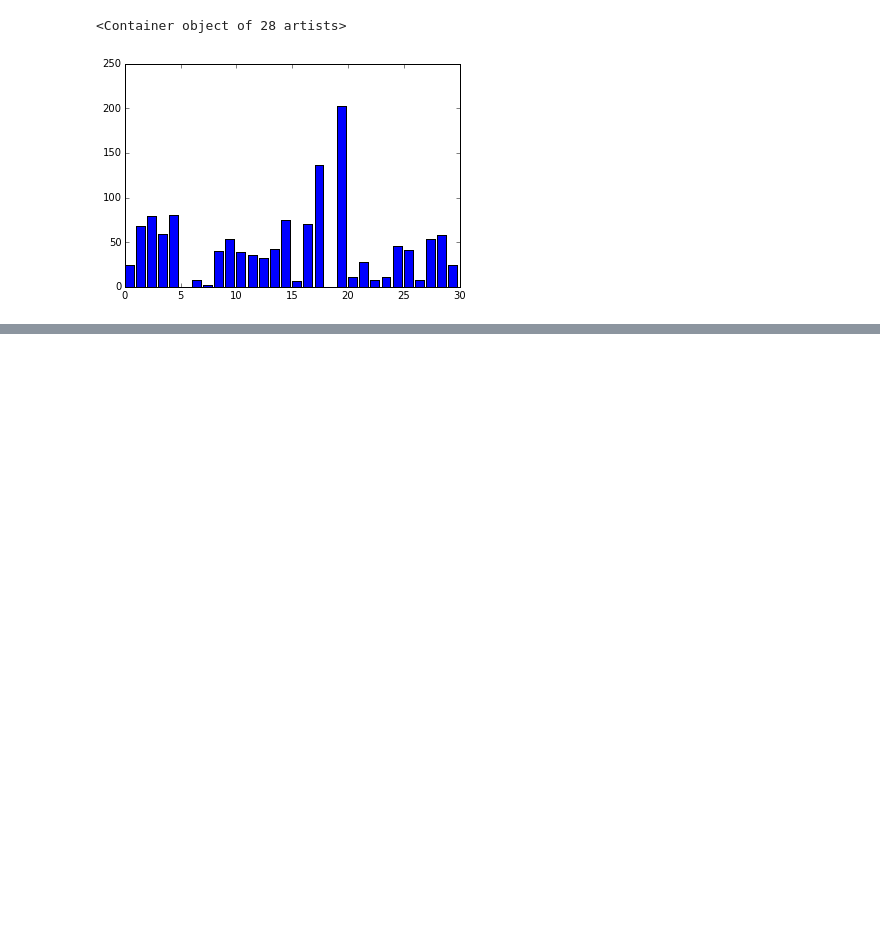
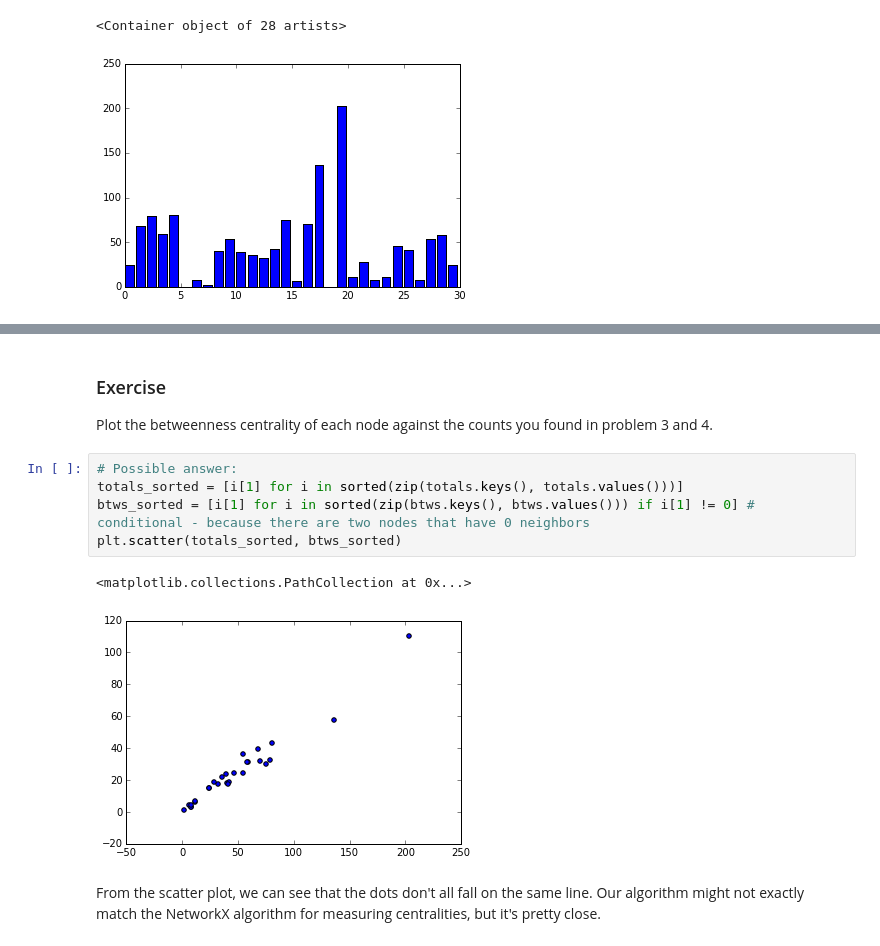
Before and after one commit to ericmjl/Network-Analysis-Made-Simple, a Jupyter notebook: 3. Hubs and Paths.ipynb, the cells around one changed output, grey strips where cells are left out. Drawn from its saved outputs; the diff is of its cells as text; blank space fills up the shorter version.

Commit message:
Updates to Hubs and Paths.

```diff
--- a/3. Hubs and Paths.ipynb
+++ b/3. Hubs and Paths.ipynb
@@ -363,0 +375,14 @@ It looks like individual 19 is an important person of some sorts - if a message
+# %% [markdown]
+### Exercise
+
+Plot the betweenness centrality of each node against the counts you found in problem 3 and 4.
+# %%
+# Possible answer:
+totals_sorted = [i[1] for i in sorted(zip(totals.keys(), totals.values()))]
+btws_sorted = [i[1] for i in sorted(zip(btws.keys(), btws.values())) if i[1] != 0] # conditional - because there are two nodes that have 0 neighbors
+plt.scatter(totals_sorted, btws_sorted)
+# %% [output]
+<matplotlib.collections.PathCollection at 0x...>
+[figure, added]
+# %% [markdown]
+From the scatter plot, we can see that the dots don't all fall on the same line. Our algorithm might not exactly match the NetworkX algorithm for measuring centralities, but it's pretty close.
```
Also changed, not shown: parts of 4 cells of this notebook.
